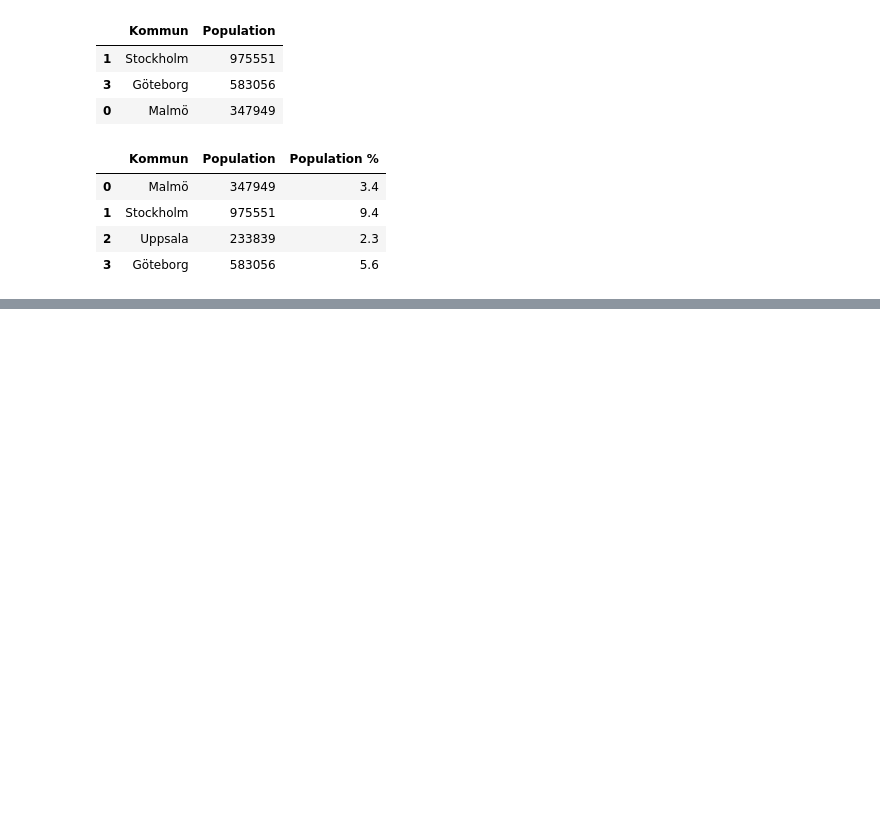
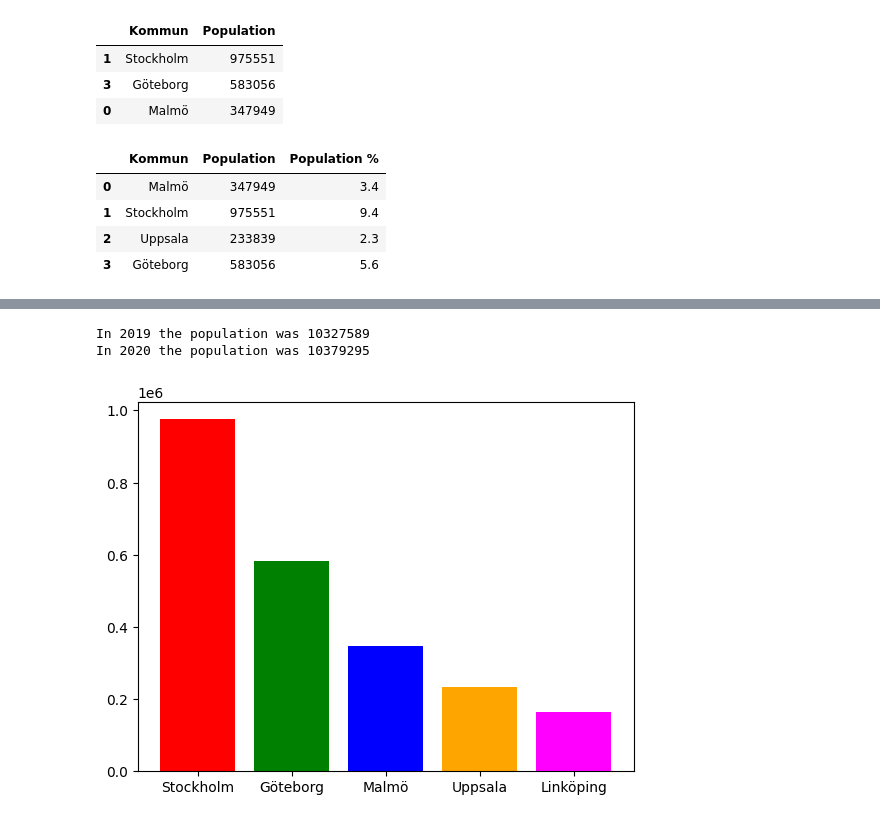
Before and after one commit to lisamariahertz-cpu/Databehandling-AI25, a Jupyter notebook: exercises/E1_pandas_basic_syntax.ipynb, the cells around one changed output, grey strips where cells are left out. Saved outputs shown, nothing was run; the diff lists cells and outputs as text; code cells hidden in the pictures; blank space fills up the shorter version.

Commit message:
exercise 2 e2 done

```diff
--- a/exercises/E1_pandas_basic_syntax.ipynb
+++ b/exercises/E1_pandas_basic_syntax.ipynb
@@ -261,3 +262,8 @@ f)
 <img align="left" src="../assets/city_sizes.png" height="200"/>
 
 </details>
+# %%
+fpath = '../data/komtopp50_2020.xlsx'
+cities_swe_df = pd.read_excel(fpath, 'Totalt', header=6)
+
+cities_swe_df.head()   # Skriver ut de 5 första raderna om inget annat anges
@@ -263,0 +305,12 @@ f)
+# %%
+# Exercise B
+# Clean your data so that the head looks like this: (*)
+cities_swe_df.rename(columns = {'Unnamed: 2':'Kommun',
+                                2020: 'Rang 2020',
+                                2019: 'Rang 2019',
+                                '2020.1': 'Folkmängd 2020',
+                                '2019.1': 'Folkmängd 2019',
+                                '%': 'Förändring'}, inplace = True)
+
+
+cities_swe_df.head()
@@ -263,0 +342,5 @@ f)
+# %%
+# Exercise D
+# Filter out the five smallest cities. (*)
+large_city_swe_df = cities_swe_df.sort_values('Rang 2020')[:5]
+large_city_swe_df
@@ -263,0 +354,27 @@ f)
+# %%
+# Exercise E
+# Use the DataFrame to calculate Sweden's population in 2019 and 2020. (*)
+population_2019 = cities_swe_df['Folkmängd 2019'].sum()
+population_2020 = cities_swe_df['Folkmängd 2020'].sum()
+print(f'In 2019 the population was {population_2019}')
+print(f'In 2020 the population was {population_2020}')
+# %% [output]
+In 2019 the population was 10327589
+In 2020 the population was 10379295
+# %%
+# Exercise F
+# Plot a bar chart for the five largest cities and the five smallest cities. (*)
+small_city_swe_df = cities_swe_df.sort_values('Rang 2020').tail(5)
+
+cities_l = large_city_swe_df['Kommun']
+populations_l = large_city_swe_df['Folkmängd 2020']
+
+cities_s = small_city_swe_df['Kommun']
+populations_s = small_city_swe_df['Folkmängd 2020']
+
+
+my_colors = ['red', 'green', 'blue', 'orange', 'magenta']
+plt.bar(cities_l, populations_l, color = my_colors)
+plt.show()
+# %% [output]
+[figure, added]
```
Also changed, not shown: parts of 8 cells of this notebook, 2 other files.
